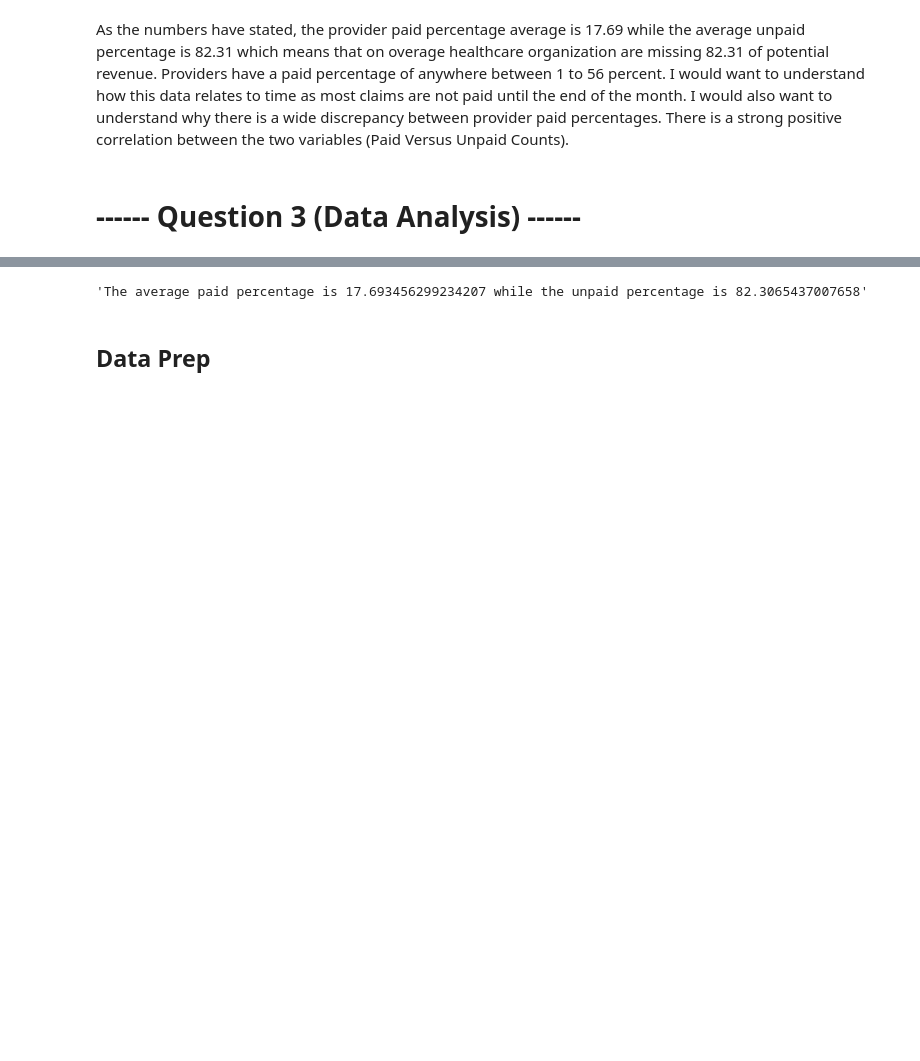
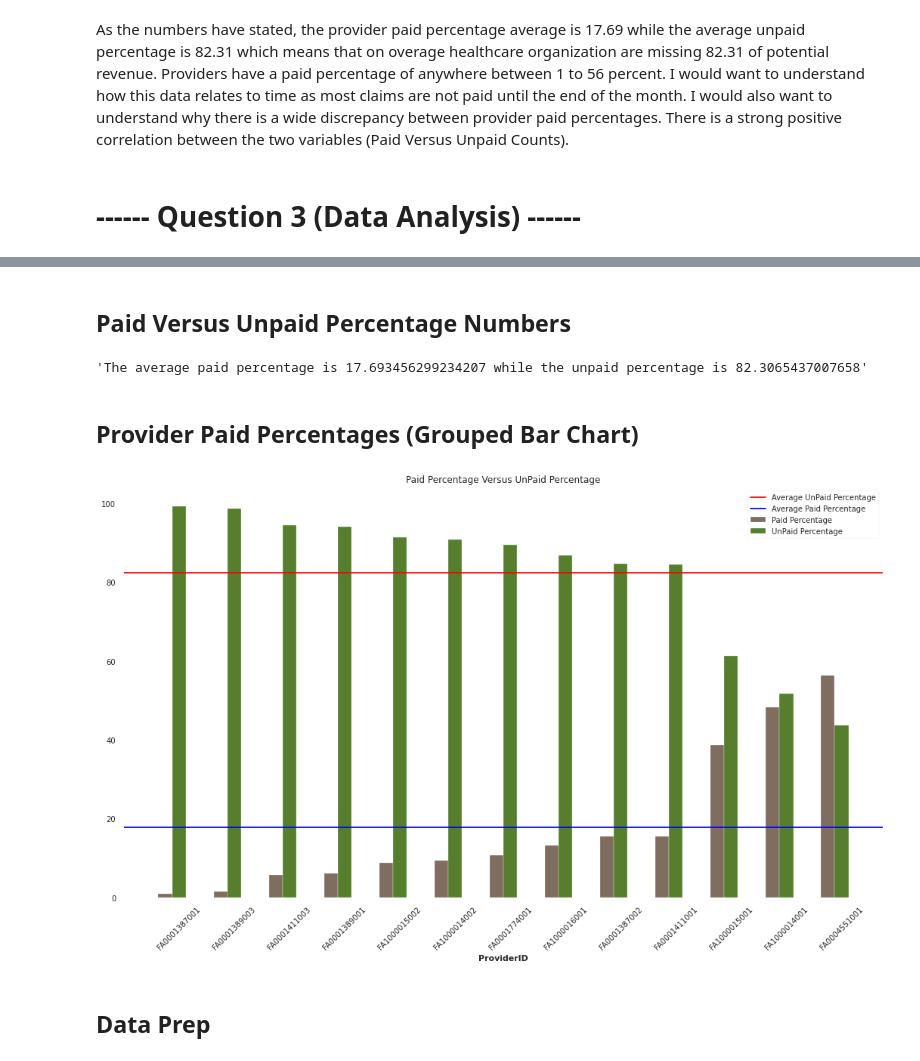
Before and after one commit to narquette/claimassignment, a Jupyter notebook: code/Claim_EDA.ipynb, the cells around one changed output, grey strips where cells are left out. Drawn from its saved outputs; the diff is of its cells as text; code cells hidden in the pictures; blank space fills up the shorter version.

```diff
--- a/code/Claim_EDA.ipynb
+++ b/code/Claim_EDA.ipynb
@@ -239,3 +253,5 @@ provider_df
+# %% [markdown]
+## Paid Versus Unpaid Percentage Numbers
 # %%
 # get the unpaid and paid percentages
 average_paid_percentage = np.average(provider_df['Paid Percentage'])
@@ -243,6 +259,52 @@ average_unpaid_percentage = np.average(provider_df['UnPaid Percentage'])
 f"The average paid percentage is {average_paid_percentage} while the unpaid percentage is {average_unpaid_percentage}"
 # %% [output]
 'The average paid percentage is 17.693456299234207 while the unpaid percentage is 82.3065437007658'
+# %% [markdown]
+## Provider Paid Percentages (Grouped Bar Chart)
+# %%
+import numpy as np
+import matplotlib.pyplot as plt
+
+# set width of bar
+barWidth = 0.25
+
+# sort values before starting
+provider_df = provider_df.sort_values('UnPaid Percentage', ascending=False)
+
+# set height of bar
+bars1 = provider_df['Paid Percentage'].values
+bars2 = provider_df['UnPaid Percentage'].values
+
+# Set position of bar on X axis
+r1 = np.arange(len(bars1))
+r2 = [x + barWidth for x in r1]
+
+# set figure size
+plt.figure(figsize=(18,10))
+plt.title("Paid Percentage Versus UnPaid Percentage")
+
+# Make the plot
+plt.bar(r1, bars1, color='#7f6d5f', width=barWidth, edgecolor='white', label='Paid Percentage')
+plt.bar(r2, bars2, color='#557f2d', width=barWidth, edgecolor='white', label='UnPaid Percentage')
+
+# Add xticks on the middle of the group bars
+plt.xlabel('ProviderID', fontweight='bold')
+plt.xticks([r + barWidth for r in range(len(bars1))], provider_df['ProviderID'].values, rotation=45)
+
+# Add a static line for the average paid and unpaid amount
+plt.axhline(average_unpaid_percentage, color='r', label='Average UnPaid Percentage')
+plt.axhline(average_paid_percentage, color='b', label='Average Paid Percentage')
+
+# Create legend & Show graphic
+plt.legend()
+
+# Save File
+plt.savefig(os.path.join('../','visualization',f"PaidVsUnpaid_Percentage.png"))
+
+# Show Image
+plt.show()
+# %% [output]
+[figure, added]
 # %% [markdown]
 ## Data Prep
 # %%
```
Also changed, not shown: parts of 6 cells of this notebook, 3 other files.
